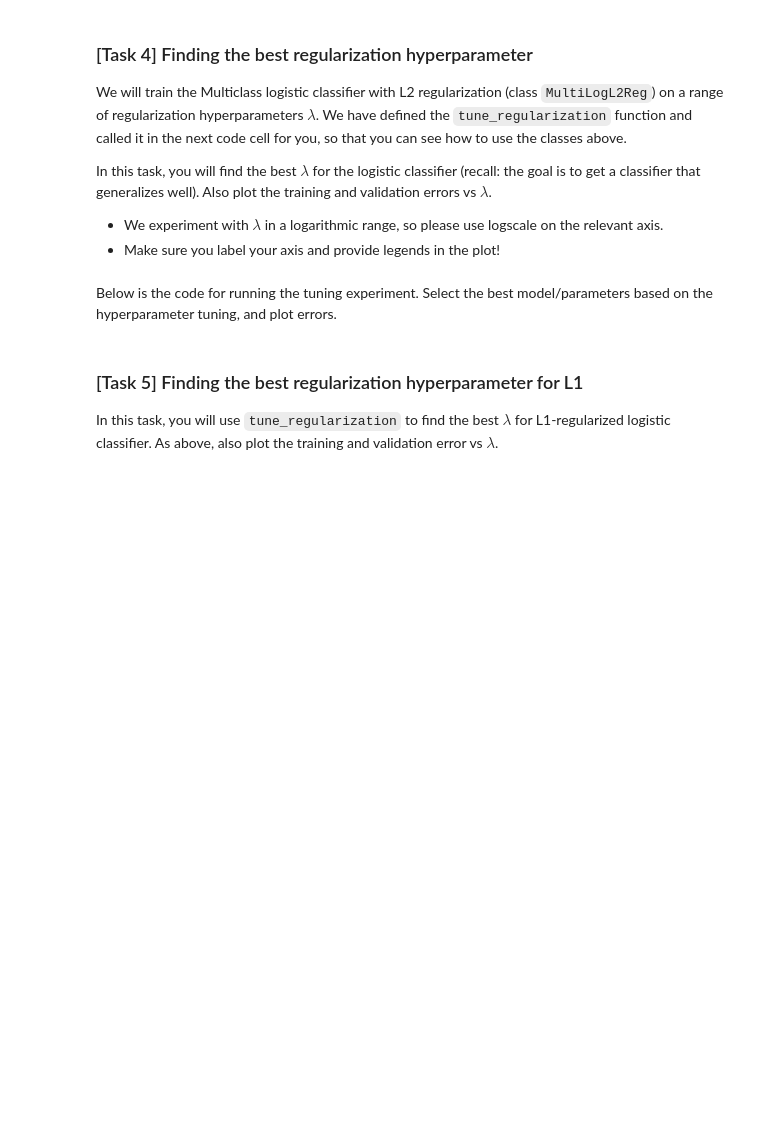
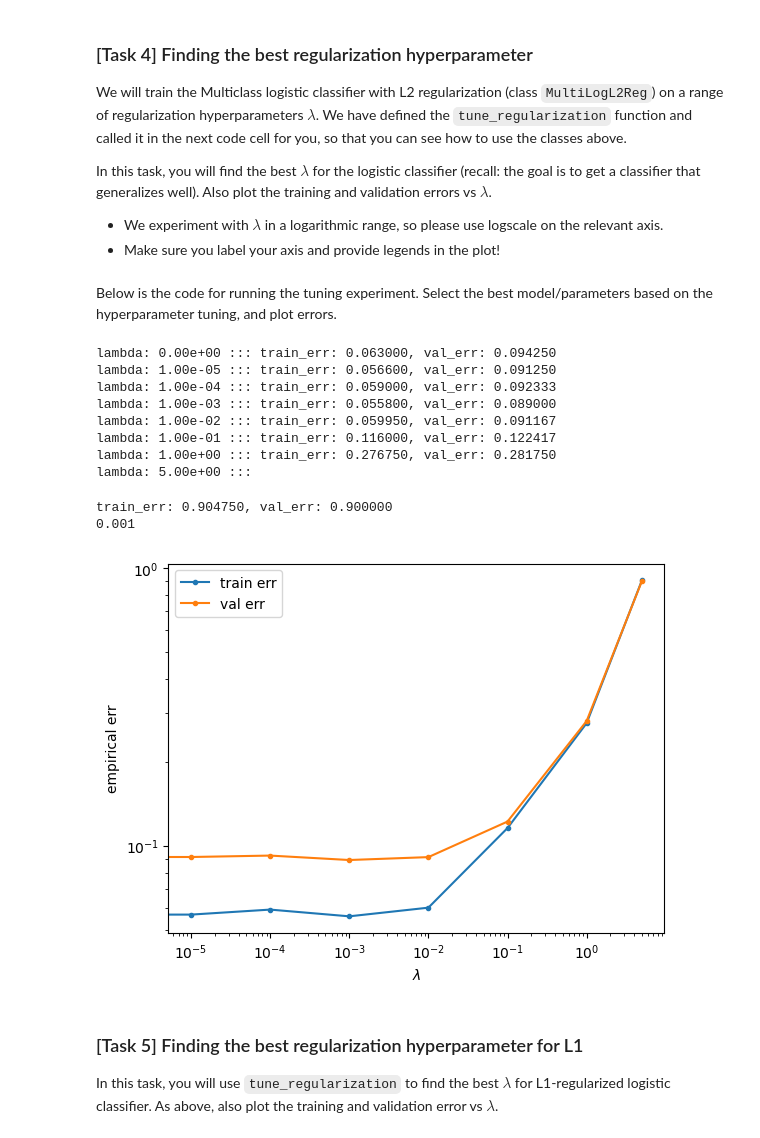
Before and after one commit to andrewlys/ttic31020, a Jupyter notebook: hw7/hw7 experimental/hw7v2.ipynb, the cells around one changed output. Saved outputs shown, nothing was run; the diff lists cells and outputs as text; code cells hidden in the pictures; blank space fills up the shorter version.

```diff
--- a/hw7/hw7 experimental/hw7v2.ipynb
+++ b/hw7/hw7 experimental/hw7v2.ipynb
@@ -364,6 +452,7 @@ def SGD(
             #### TASK 1 CODE
               # the stochastic gradient estimate
               # gradient step
+            w -= eta * grad_calculator(w, b_idxs)
             #### TASK 1 CODE
 
         # Log per epoch loggers
@@ -439,7 +528,7 @@ class ERMMultiLinearClassifier(MultiLinearClassifier, linclass.ERMLinearClassifi
                 batch = slice(None)
 
             phiXbatch = phiX[batch]
-            loss = np.mean(self.loss_func(phiX[batch] @ w, y[batch]))
+            loss = np.mean(self.loss_func(phiXbatch @ w, y[batch]))
             reg = self.regularizer(w)
             return loss + self.lmb*reg
 
@@ -528,9 +628,14 @@ class MultiLogisticReg(ERMMultiLinearClassifier):
             loss: shape (m), the logistic loss. loss[i] = -log(softmax(responses)[i, y[i]])
         '''
         #### TASK 2 CODE
+        # We use algorithm 4.1 from the paper below
+        # https://doi.org/10.1093/imanum/draa038
 
-
-
+        target = -responses[np.arange(len(y)), y]
+        max_val, max_id = np.max(responses, axis=1), np.argmax(responses, axis=1)
+        w = np.exp(responses - max_val[:, np.newaxis])
+        w[np.arange(len(y)), max_id] = 0
+        loss = target + max_val + np.log1p(np.sum(w, axis=1))
         #### TASK 2 CODE
 
         return loss
@@ -553,9 +658,13 @@ class MultiLogisticReg(ERMMultiLinearClassifier):
         m, k = responses.shape
 
         #### TASK 2 CODE
-
-
-
+        # We use algorithm 4.1 from the paper below
+        # https://doi.org/10.1093/imanum/draa038
+        max_val, max_id = np.max(responses, axis=1), np.argmax(responses, axis=1)
+        w = np.exp(responses - max_val[:, np.newaxis])
+        sum_w = np.sum(w, axis=1) - w[np.arange(m), max_id]
+        grad = w/(1 + sum_w[:, np.newaxis])
+        grad[np.arange(m), y] -= 1
         #### TASK 2 CODE
 
         return grad
@@ -581,7 +690,7 @@ class MultiLogL2Reg(MultiLogisticReg):
     def regularizer(self, w: np.ndarray) -> float:
         #### TASK 3 CODE
         # All rows except the first, since the first row have the bias parameters
-        reg =
+        reg = self.lmb * np.sum(w[:, 1:]**2) if self.is_affine_phi else self.lmb * np.sum(w**2)
 
         #### TASK 3 CODE
 
@@ -589,8 +698,8 @@ class MultiLogL2Reg(MultiLogisticReg):
 
     def regularizer_grad(self, w: np.ndarray) -> np.ndarray:
         #### TASK 3 CODE
-        reg_grad =
-
+        reg_grad = 2 * self.lmb * w
+        reg_grad[:, 0] = 0 if self.is_affine_phi else reg_grad[:, 0]
         #### TASK 3 CODE
 
         return reg_grad
@@ -611,14 +720,14 @@ class MultiLogL1Reg(MultiLogisticReg):
     def regularizer(self, w: np.ndarray) -> float:
         #### TASK 3 CODE
         # All rows except the first, since the first row have the bias parameters
-        reg =
-        reg =
+        reg = self.lmb * np.linalg.norm(w[:, 1:], 1) if self.is_affine_phi else self.lmb * np.linalg.norm(w, 1)
         #### TASK 3 CODE
         return reg
 
     def regularizer_grad(self, w: np.ndarray) -> np.ndarray:
         #### TASK 3 CODE
-        reg_grad =
+        reg_grad = self.lmb * np.sign(w)
+        reg_grad[:, 0] = 0 if self.is_affine_phi else reg_grad[:, 0]
         #### TASK 3 CODE
         return reg_grad
 # %% [markdown]
@@ -723,37 +832,52 @@ sgd_kwargs = {
 clfs = tune_regularization(
     xTr, yTr, xVal, yVal,
     MultiLogL2Reg,
     lmbs,
     classifier_kwargs=classifier_kwargs,
     sgd_kwargs=sgd_kwargs,
     verbose=True
 )
 
 # Select best classifier
 ## Get logged validation errors for the trained classifiers
 val_errs = [logger.log
             for clf in clfs
             for logger in clf.sgd_loggers
             if logger.name == 'val_err']
 #### TASK 4 CODE
-best_idx =
-best_lmb =
-best_clf =
+best_idx = np.argmin(val_errs)
+best_lmb = lmbs[best_idx]
+best_clf = clfs[best_idx]
 #### TASK 4 CODE
 
 print(best_lmb)
 
 # Plot training and validation error w.r.t. lambda
 #### TASK 4 CODE
-
+train_errs = [logger.log
+              for clf in clfs
+              for logger in clf.sgd_loggers
+              if logger.name == 'train_err']
 #### TASK 4 CODE
 plt.figure()
 plt.loglog(lmbs, train_errs, marker='.', label='train err')
 plt.loglog(lmbs, val_errs, marker='.', label='val err')
 plt.ylabel('empirical err')
 plt.xlabel('$\\lambda$')
 plt.legend()
 plt.show()
+# %% [output]
+lambda: 0.00e+00 ::: train_err: 0.063000, val_err: 0.094250
+lambda: 1.00e-05 ::: train_err: 0.056600, val_err: 0.091250
+lambda: 1.00e-04 ::: train_err: 0.059000, val_err: 0.092333
+lambda: 1.00e-03 ::: train_err: 0.055800, val_err: 0.089000
+lambda: 1.00e-02 ::: train_err: 0.059950, val_err: 0.091167
+lambda: 1.00e-01 ::: train_err: 0.116000, val_err: 0.122417
+lambda: 1.00e+00 ::: train_err: 0.276750, val_err: 0.281750
+lambda: 5.00e+00 :::
+train_err: 0.904750, val_err: 0.900000
+0.001
+[figure, added]
 # %% [markdown]
 ### [Task 5] Finding the best regularization hyperparameter for L1
 
```
Also changed, not shown: parts of 14 cells of this notebook, 1 other file.
